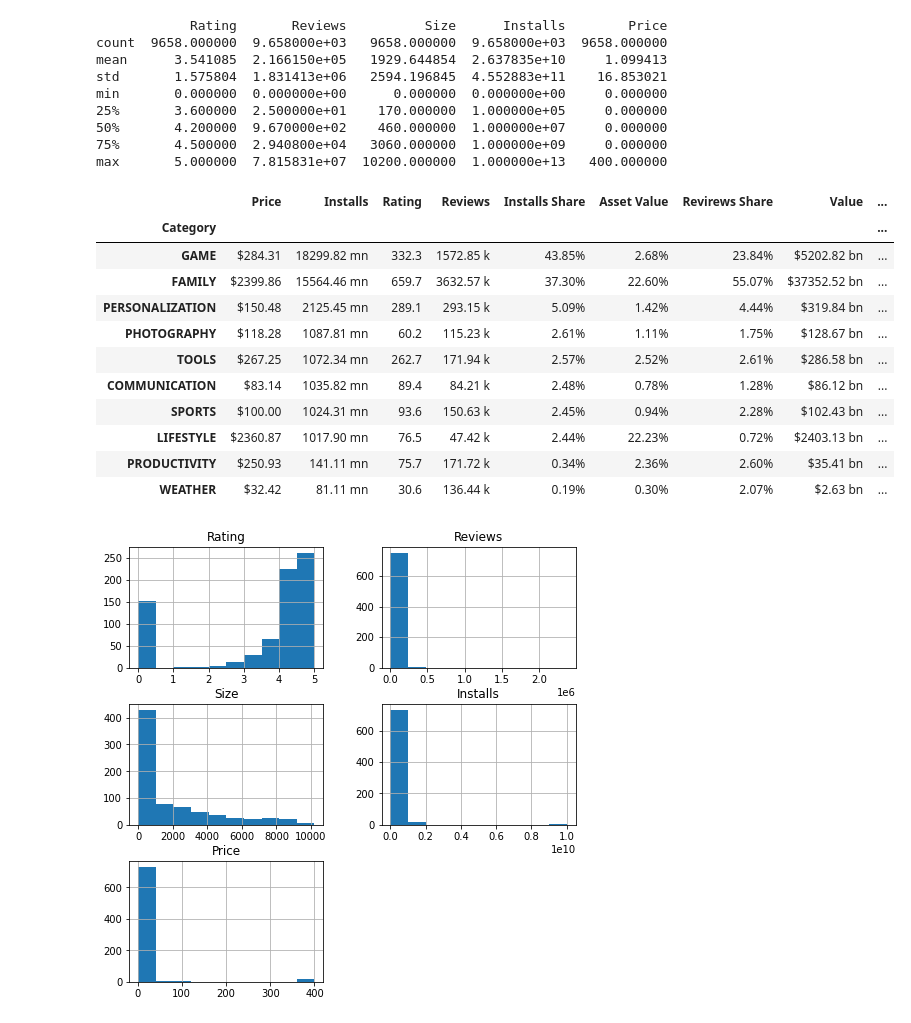
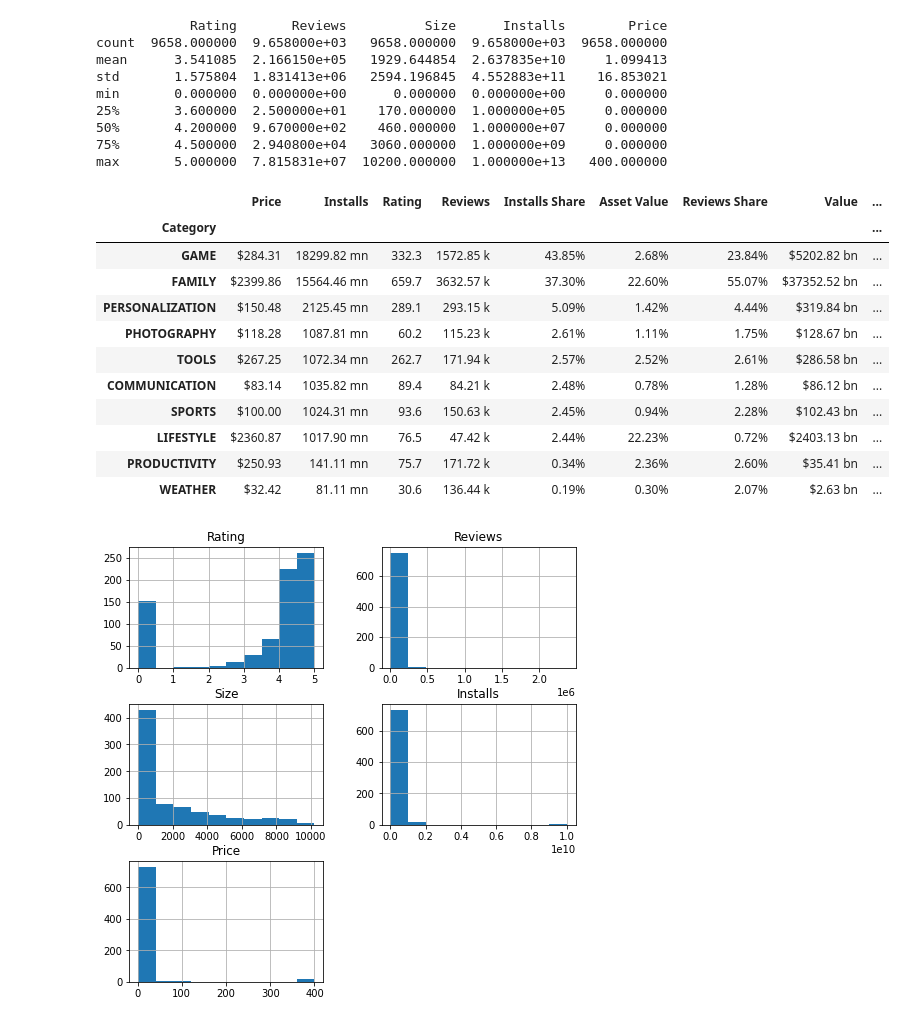
Before and after one commit to Rodauv/google_playstore_stats, a Jupyter notebook: my_mobapp_studio.ipynb, the cells around one changed output. Saved outputs shown, nothing was run; the diff lists cells and outputs as text; code cells hidden in the pictures.

```diff
--- a/my_mobapp_studio.ipynb
+++ b/my_mobapp_studio.ipynb
@@ -306,35 +309,35 @@ max       5.000000  7.815831e+07  10200.000000  1.000000e+13   400.000000
 # %%
 #4.4 - Total Value Summary: Print the total values by category in percentages
 def cat_split(df_cl):
     #df_cl['Value'] = df_cl['Price']*df_cl['Installs']
     df_cl = df_cl[['Category','Price','Installs','Rating','Reviews']]
     df = df_cl.groupby(['Category']).sum()
     df['Installs Share'] = (df[['Installs']]/df_cl['Installs'].sum())*100
     df['Installs Share'] = round(df['Installs Share'],3)
     df['Asset Value'] = (df[['Price']]/df_cl['Price'].sum())*100
     df['Asset Value'] = round(df['Asset Value'],3)
-    df['Revirews Share'] = (df[['Reviews']]/df_cl['Reviews'].sum())*100
-    df['Revirews Share'] = round(df['Revirews Share'],3)
+    df['Reviews Share'] = (df[['Reviews']]/df_cl['Reviews'].sum())*100
+    df['Reviews Share'] = round(df['Reviews Share'],3)
     df['Value'] = df['Price']*df['Installs']
     df['Value_Share'] = ((df['Price']*df['Installs'])/(df['Price']*df['Installs']).sum())*100
-    df['Revirews Share'] = round(df['Revirews Share'],3)
+    df['Reviews Share'] = round(df['Reviews Share'],3)
     df = df.sort_values(by=['Installs'], ascending=False)
 
     #Value formatting
     df['Price'] = pd.Series(["${0:.2f}".format(val) for val in df['Price']], index = df.index)
     df['Installs'] = pd.Series(["{0:.2f} mn".format(val/1_000_000) for val in df['Installs']], index = df.index)
     df['Reviews'] = pd.Series(["{0:.2f} k".format(val/1_000) for val in df['Reviews']], index = df.index)
-    df['Revirews Share'] = pd.Series(["{0:.2f}%".format(val) for val in df['Revirews Share']], index = df.index)
+    df['Reviews Share'] = pd.Series(["{0:.2f}%".format(val) for val in df['Reviews Share']], index = df.index)
     df['Asset Value'] = pd.Series(["{0:.2f}%".format(val) for val in df['Asset Value']], index = df.index)
     df['Installs Share'] = pd.Series(["{0:.2f}%".format(val) for val in df['Installs Share']], index = df.index)
     df['Value'] = pd.Series(["${0:.2f} bn".format(val/1_000_000_000) for val in df['Value']], index = df.index)
     df['Value_Share'] = pd.Series(["{0:.2f}%".format(val) for val in df['Value_Share']], index = df.index)
     return df
 
 cat_split_dataset = cat_split(paid_dataset)
 cat_split_dataset.head(10)
 # %% [output]
-|  | Price | Installs | Rating | Reviews | Installs Share | Asset Value | Revirews Share | Value | ... |
+|  | Price | Installs | Rating | Reviews | Installs Share | Asset Value | Reviews Share | Value | ... |
 | Category |  |  |  |  |  |  |  |  | ... |
 | GAME | $284.31 | 18299.82 mn | 332.3 | 1572.85 k | 43.85% | 2.68% | 23.84% | $5202.82 bn | ... |
 | FAMILY | $2399.86 | 15564.46 mn | 659.7 | 3632.57 k | 37.30% | 22.60% | 55.07% | $37352.52 bn | ... |
```
Also changed, not shown: parts of 7 cells of this notebook.
